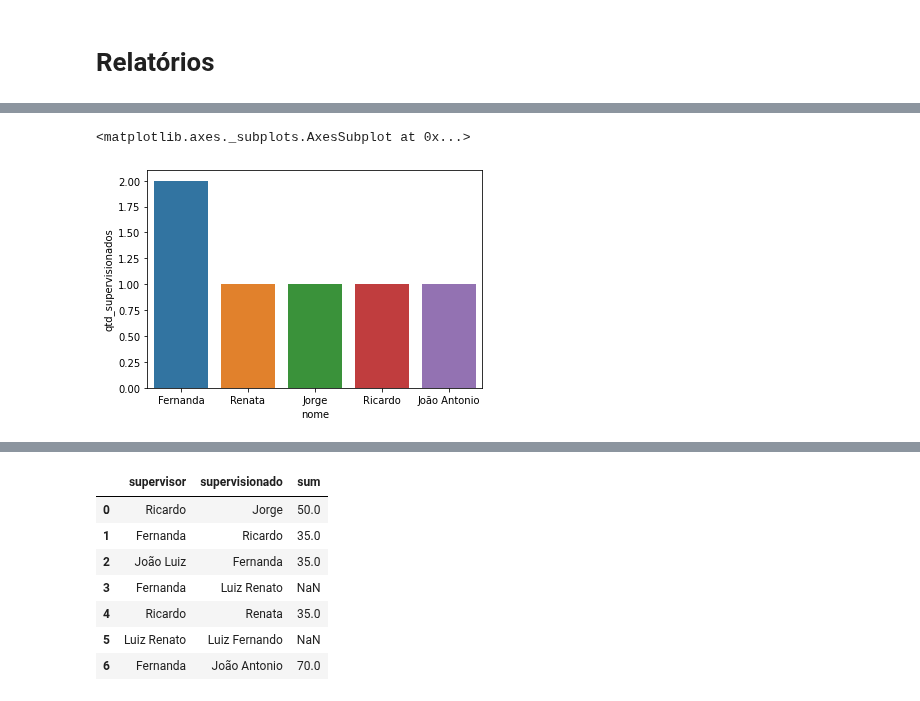
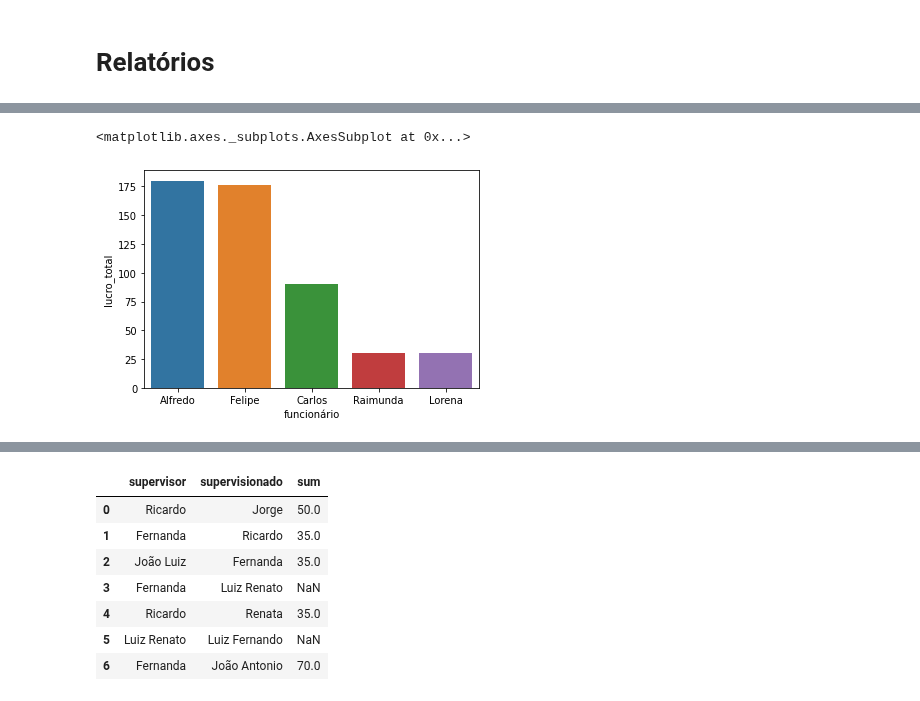
Before and after one commit to Julymusso/Template_Trab_BD1_2020, a Jupyter notebook: BD1_Relatorios_BarbeariaGourmet.ipynb, the cells around one changed output, grey strips where cells are left out. Cells and saved outputs as stored; diff of their text form; code cells hidden in the pictures.

Commit message:
Update descrição de relatório WIP query Relatorio 1

```diff
--- a/BD1_Relatorios_BarbeariaGourmet.ipynb
+++ b/BD1_Relatorios_BarbeariaGourmet.ipynb
@@ -18,7 +18,7 @@ import psycopg2
 # %% [markdown]
 ### Usando psycopg2 para configurar conexão
 # %%
-conn = psycopg2.connect(host="localhost",database="empresa", user="postgres", password="123456")
+conn = psycopg2.connect(host="fanny.db.elephantsql.com",database="dcekjmnn",user="dcekjmnn",password="jlWxlcP-vQKVJap5lBFaN2XfqjHWpd1F")
 # %% [markdown]
 # Relatórios
 # %% [markdown]
@@ -43,0 +28,11 @@ res
+# %%
+relatorio1 = pd.read_sql_query("""
+SELECT pessoa.nome AS funcionário, funcionario.cargo, SUM(servico.valor) AS lucro_total FROM pessoa
+JOIN funcionario ON (pessoa.id_pessoa = funcionario.fk_pessoa_id_pessoa)
+JOIN ordem_servico ON (ordem_servico.fk_pessoa_id_pessoa = pessoa.fk_endereco_id_endereco)
+JOIN funcionario_ordem_servico ON (funcionario_ordem_servico.fk_funcionario_fk_pessoa_id_pessoa = ordem_servico.fk_pessoa_id_pessoa)
+JOIN ordem_servico_servico ON (funcionario_ordem_servico.fk_funcionario_fk_pessoa_id_pessoa = ordem_servico_servico.fk_servico_id_servico)
+JOIN servico ON(servico.id_servico = ordem_servico_servico.fk_servico_id_servico)
+GROUP BY pessoa.nome, funcionario.cargo, servico.valor
+ORDER BY lucro_total DESC """, conn)
+relatorio1
@@ -44,5 +46,5 @@ res
 # %%
-sns.barplot(x='nome',y='qtd_supervisionados',data=res)
+sns.barplot(x='funcionário',y='lucro_total',data=relatorio1)
 # %% [output]
 <matplotlib.axes._subplots.AxesSubplot at 0x...>
-[figure, old version]
+[figure, new version]
```
Also changed, not shown: parts of 11 cells of this notebook.
